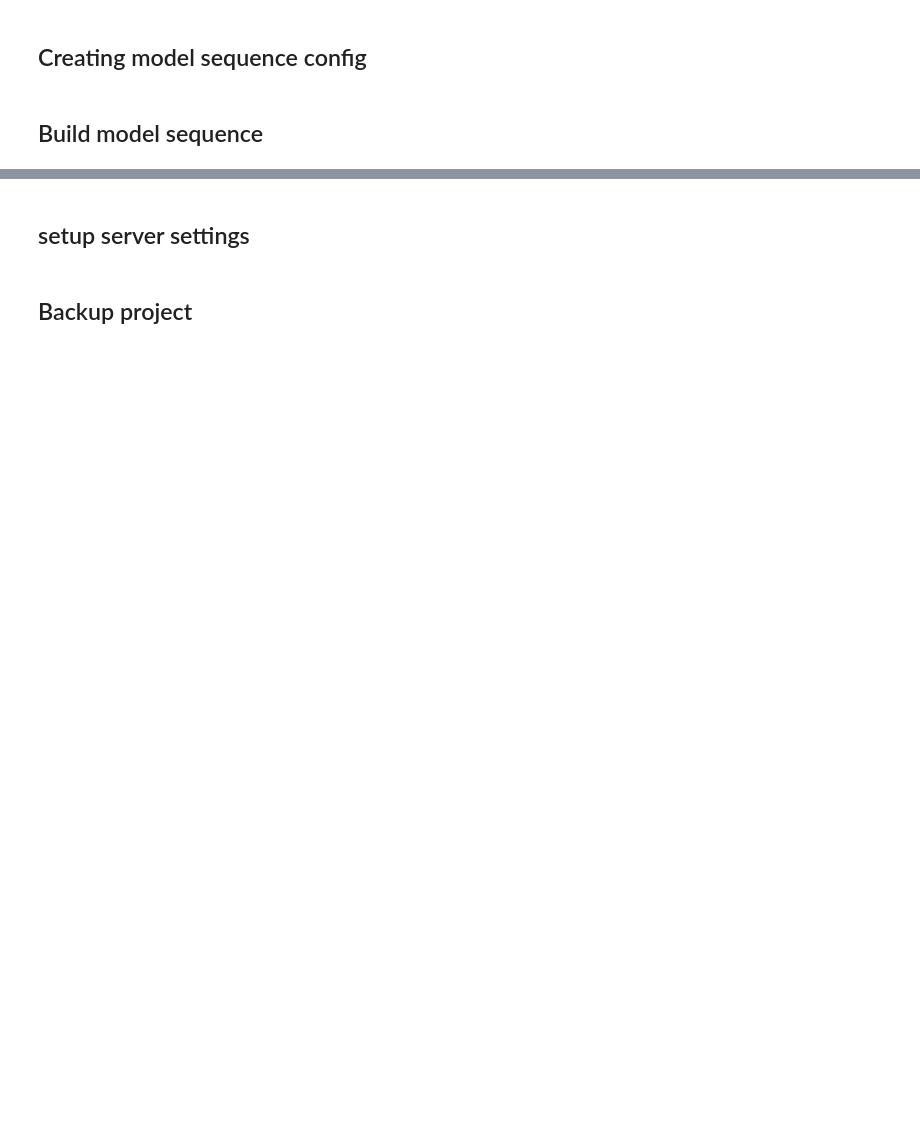
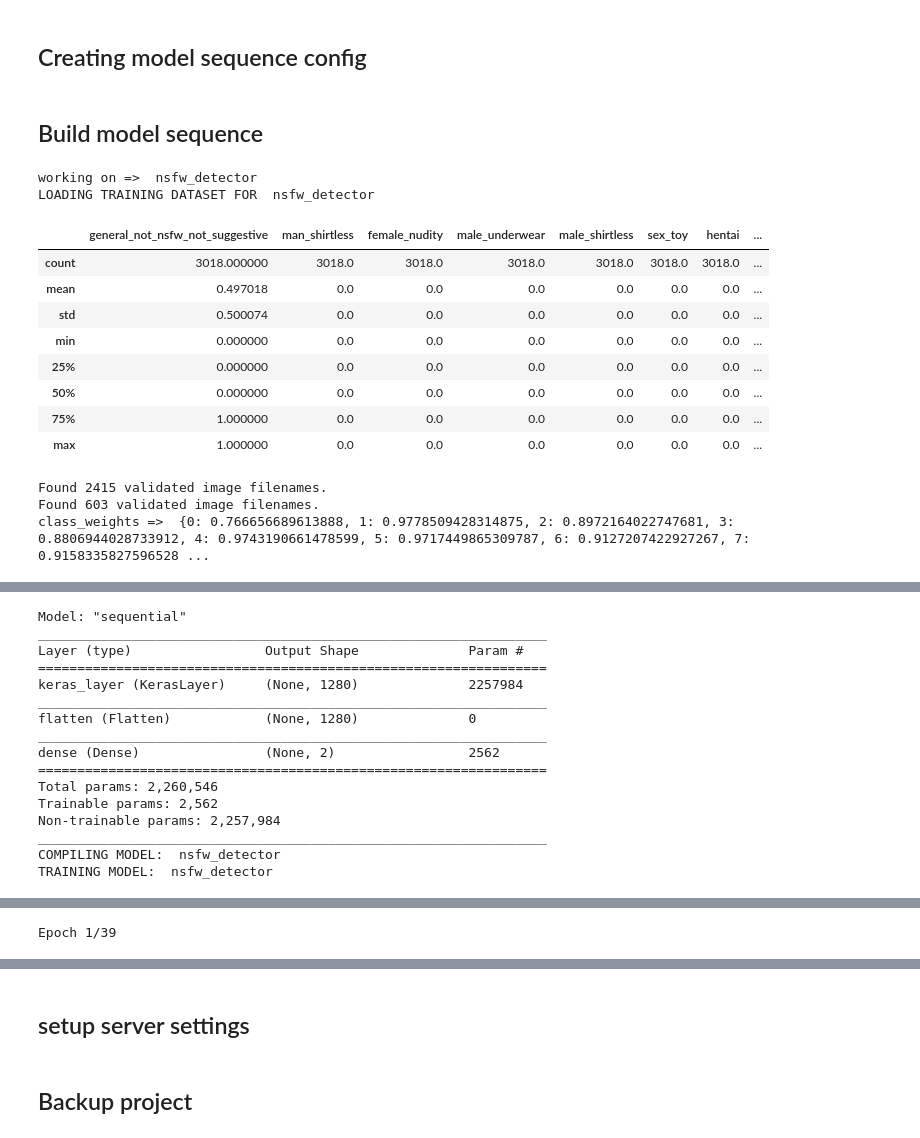
Before and after one commit to karamokoisrael/holypics, a Jupyter notebook: data/notebooks/holypics-kaggle.ipynb, the cells around one changed output, grey strips where cells are left out. Saved outputs shown, nothing was run; the diff lists cells and outputs as text; code cells hidden in the pictures; blank space fills up the shorter version.

```diff
--- a/data/notebooks/holypics-kaggle.ipynb
+++ b/data/notebooks/holypics-kaggle.ipynb
@@ -2204,5 +2513,54 @@ models_config = [
+# %%
+default_models_config = [
+        {
+            "name": "nsfw_detector",
+            "base_class": "general_nsfw",
+            "classes": ["general_nsfw", "general_not_nsfw_not_suggestive"],
+            "class_names": ["general_nsfw", "general_not_nsfw_not_suggestive"],
+            "sensitive_classe_indexes": [0]
+        },
+        {
+            "name": "hentai_detector",
+            "base_class": "general_not_nsfw_not_suggestive",
+            "classes": ["hentai", "drawing", "general_not_nsfw_not_suggestive"],
+            "class_names": ["yes_hentai", "drawing", "no_hentai"],
+            "sensitive_classe_indexes": [0]
+        },
+        {
+            "name": "female_nudity_detector",
+            "base_class": "general_not_nsfw_not_suggestive",
+            "classes": ["hentai", "drawing", "general_not_nsfw_not_suggestive"],
+            "class_names": ["yes_hentai", "drawing", "no_hentai"],
+            "sensitive_classe_indexes": [0]
+        }
+]
+# %%
+model_white_list = ["nsfw_detector"]
+models_config = []
+# z = x | y
+for config in default_models_config:
+    if config["name"] in model_white_list:
+        new_config = base_model_config.copy()
+        new_config.update(config)
+        models_config.append(new_config)
 # %% [markdown]
 ## Build model sequence
 # %%
+cleanup=False
 for model_config in models_config:
-    build_model_sequence(model_config, False)
+    build_probabilistic_model_sequence(model_config, False)
+# %% [output]
+working on =>  nsfw_detector
+LOADING TRAINING DATASET FOR  nsfw_detector
+|  | general_not_nsfw_not_suggestive | man_shirtless | female_nudity | male_underwear | male_shirtless | sex_toy | hentai | ... |
+| count | 3018.000000 | 3018.0 | 3018.0 | 3018.0 | 3018.0 | 3018.0 | 3018.0 | ... |
+| mean | 0.497018 | 0.0 | 0.0 | 0.0 | 0.0 | 0.0 | 0.0 | ... |
+| std | 0.500074 | 0.0 | 0.0 | 0.0 | 0.0 | 0.0 | 0.0 | ... |
+| min | 0.000000 | 0.0 | 0.0 | 0.0 | 0.0 | 0.0 | 0.0 | ... |
+| 25% | 0.000000 | 0.0 | 0.0 | 0.0 | 0.0 | 0.0 | 0.0 | ... |
+| 50% | 0.000000 | 0.0 | 0.0 | 0.0 | 0.0 | 0.0 | 0.0 | ... |
+| 75% | 1.000000 | 0.0 | 0.0 | 0.0 | 0.0 | 0.0 | 0.0 | ... |
+| max | 1.000000 | 0.0 | 0.0 | 0.0 | 0.0 | 0.0 | 0.0 | ... |
+Found 2415 validated image filenames.
+Found 603 validated image filenames.
+class_weights =>  {0: 0.766656689613888, 1: 0.9778509428314875, 2: 0.8972164022747681, 3: 0.8806944028733912, 4: 0.9743190661478599, 5: 0.9717449865309787, 6: 0.9127207422927267, 7: 0.9158335827596528 ...
@@ -2208,0 +2576,16 @@ for model_config in models_config:
+Model: "sequential"
+_________________________________________________________________
+Layer (type)                 Output Shape              Param #
+=================================================================
+keras_layer (KerasLayer)     (None, 1280)              2257984
+_________________________________________________________________
+flatten (Flatten)            (None, 1280)              0
+_________________________________________________________________
+dense (Dense)                (None, 2)                 2562
+=================================================================
+Total params: 2,260,546
+Trainable params: 2,562
+Non-trainable params: 2,257,984
+_________________________________________________________________
+COMPILING MODEL:  nsfw_detector
+TRAINING MODEL:  nsfw_detector
@@ -2208,0 +2593 @@ for model_config in models_config:
+Epoch 1/39
```
Also changed, not shown: parts of 100 cells of this notebook.
